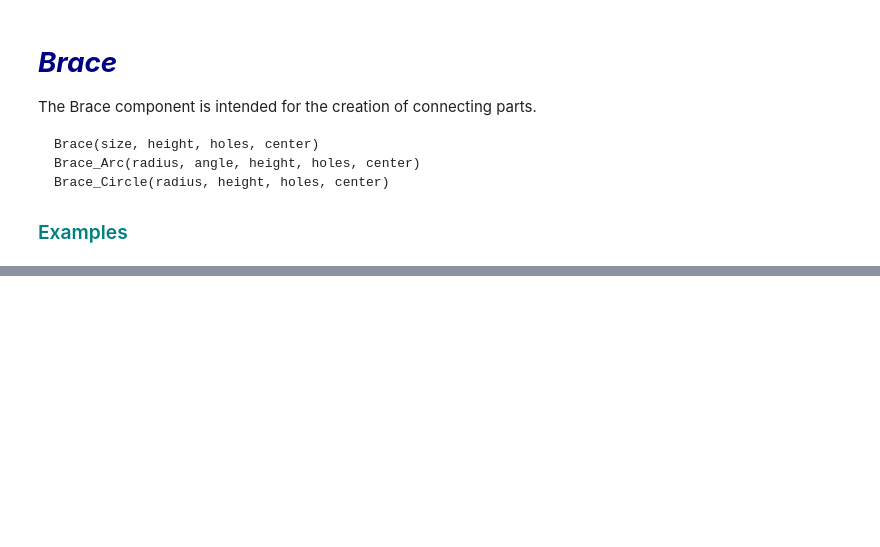
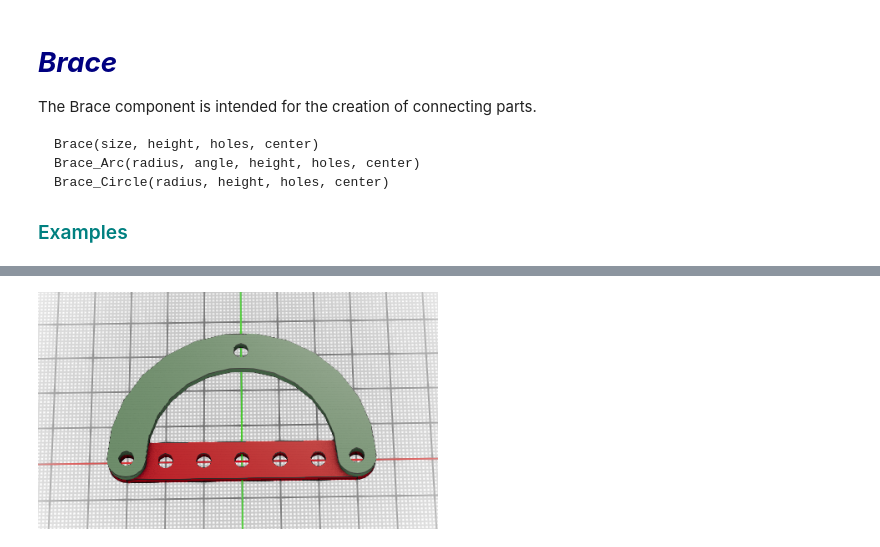
Before and after one commit to pfabo/STEMFIE-X-CadQuery-Edition, a Jupyter notebook: 0018_cmp_brace.ipynb, the cells around one changed output, grey strips where cells are left out. Cells and saved outputs as stored; diff of their text form; code cells hidden in the pictures; blank space fills up the shorter version.

```diff
--- a/0018_cmp_brace.ipynb
+++ b/0018_cmp_brace.ipynb
@@ -39,0 +49,4 @@ Image('./img/brace_03.png', width=600)
+# %%
+Image(filename='./img/comp_11.png', width=400)
+# %% [output]
+[figure, added]
```
Also changed, not shown: parts of 5 cells of this notebook.
